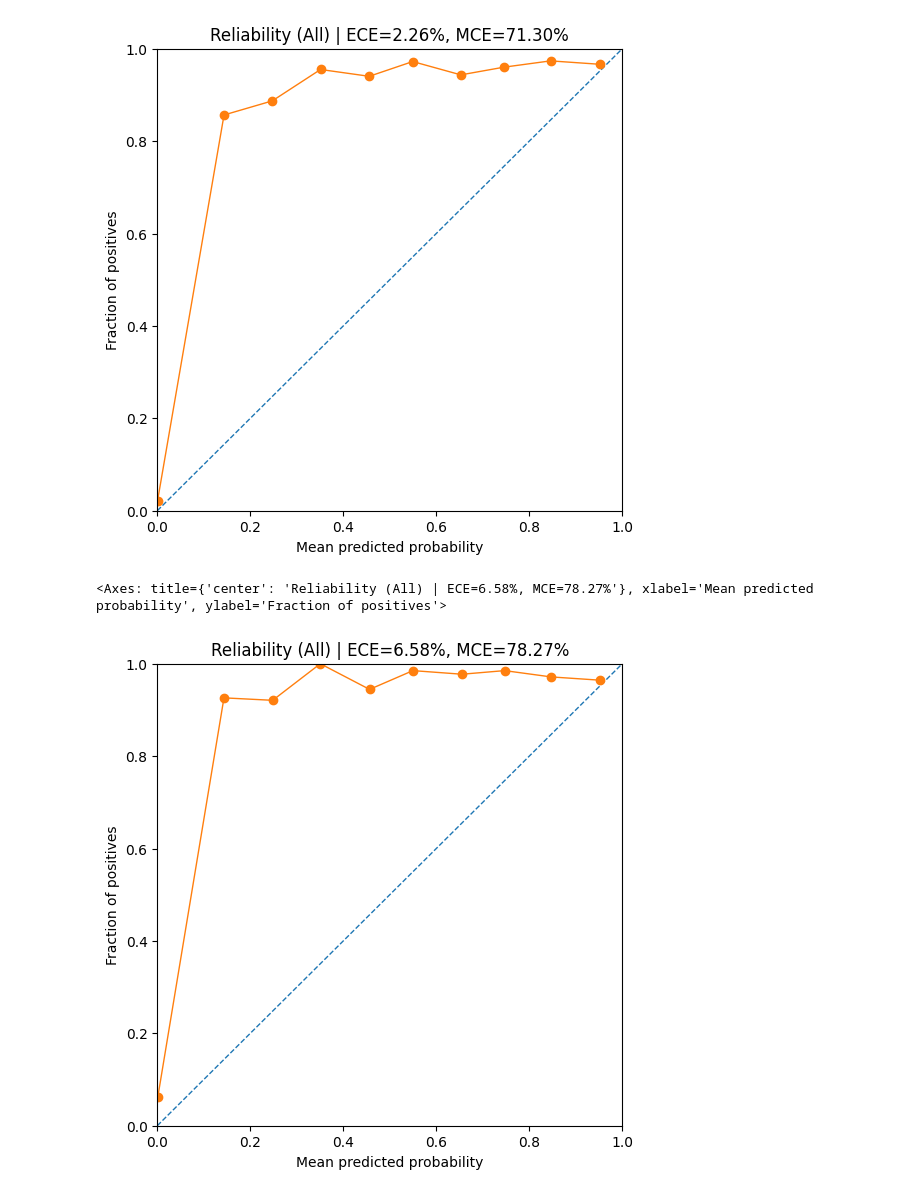
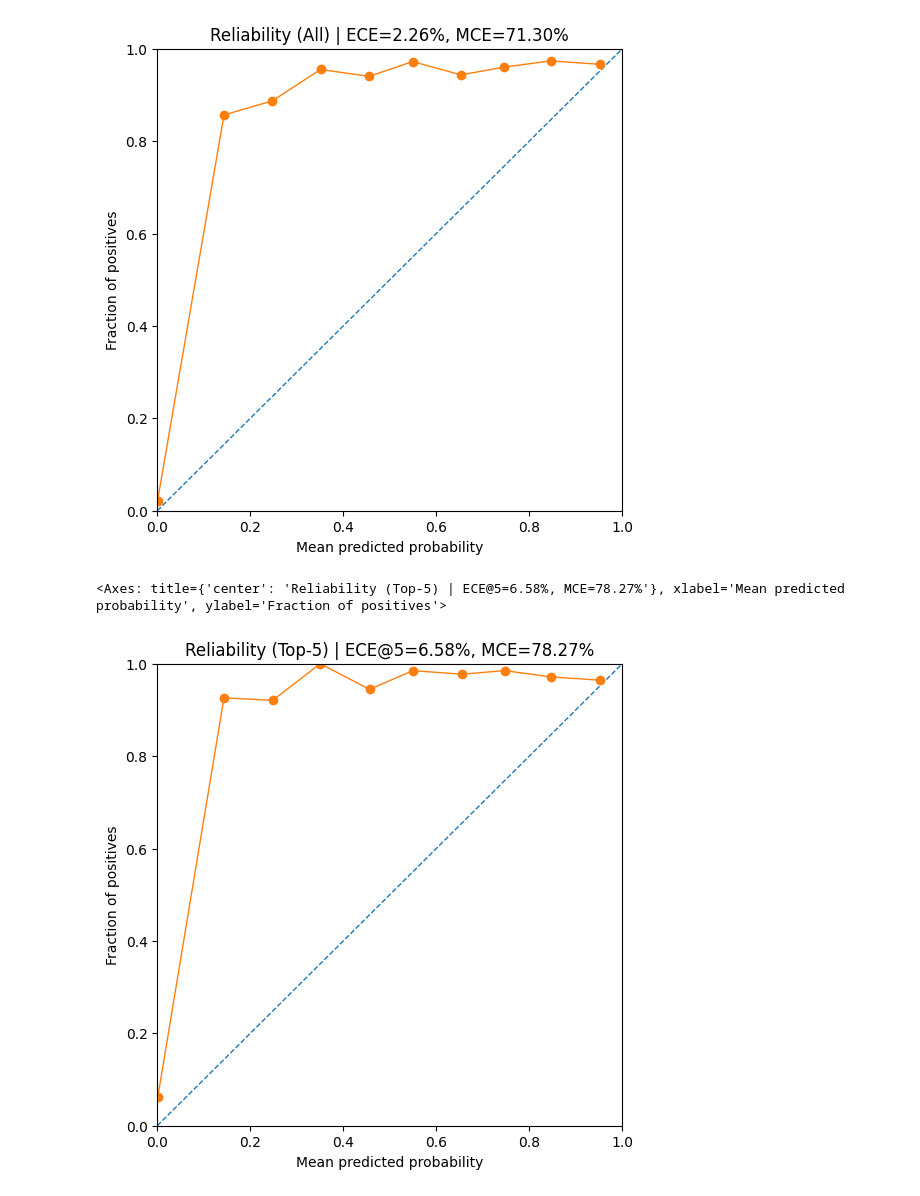
Before and after one commit to DBD-research-group/UncertainBird, a Jupyter notebook: projects/uncertainbird/notebooks/reliability-plots/convnext-masked.ipynb, the cells around one changed output. Saved outputs shown, nothing was run; the diff lists cells and outputs as text; code cells hidden in the pictures.

```diff
--- a/projects/uncertainbird/notebooks/reliability-plots/convnext-masked.ipynb
+++ b/projects/uncertainbird/notebooks/reliability-plots/convnext-masked.ipynb
@@ -155,14 +155,14 @@ _plot_reliability(bin_confs, bin_accs, title)
 # %%
 from uncertainbird.utils.plotting import _get_k
 
 
 # predictions_5, targets_5 = _get_k(predictions, targets, k=5)
 predictions_5, targets_5 = extract_top_k(predictions, targets, k=5)
 bin_confs, bin_accs, bin_weights, ece, mce = _bin_stats(
     predictions_5, targets_5, n_bins=10, quantile=False
 )
-title = f"Reliability (All) | ECE={ece*100:.2f}%, MCE={mce*100:.2f}%"
+title = f"Reliability (Top-5) | ECE@5={ece*100:.2f}%, MCE={mce*100:.2f}%"
 _plot_reliability(bin_confs, bin_accs, title)
 # %% [output]
-<Axes: title={'center': 'Reliability (All) | ECE=6.58%, MCE=78.27%'}, xlabel='Mean predicted probability', ylabel='Fraction of positives'>
+<Axes: title={'center': 'Reliability (Top-5) | ECE@5=6.58%, MCE=78.27%'}, xlabel='Mean predicted probability', ylabel='Fraction of positives'>
-[figure, old version]
+[figure, new version]
```
